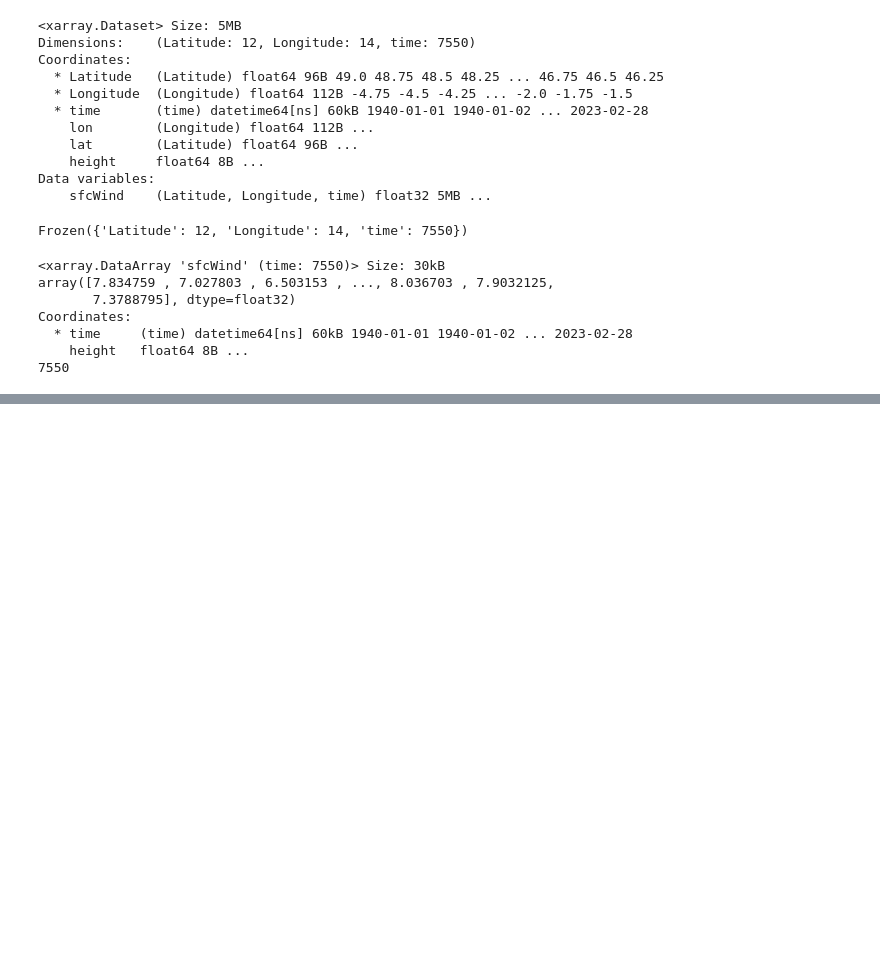
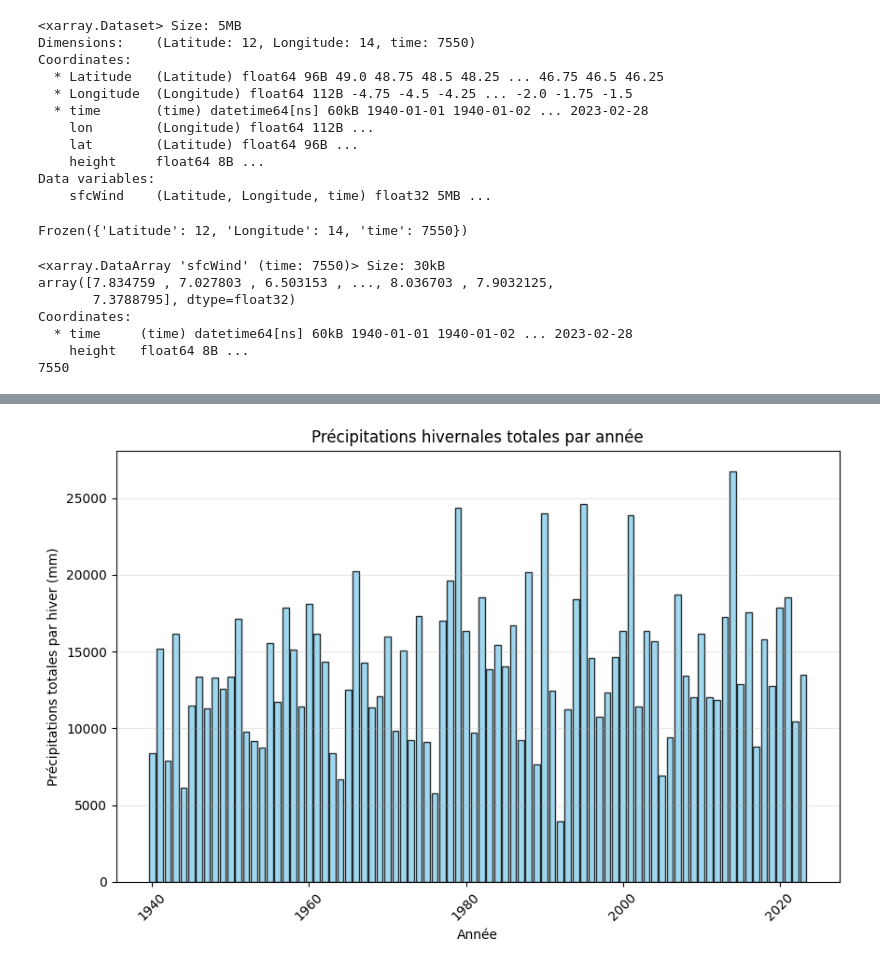
Before and after one commit to Faza20-lab/Projet_stats, a Jupyter notebook: Projet_stats.ipynb, the cells around one changed output, grey strips where cells are left out. Saved outputs shown, nothing was run; the diff lists cells and outputs as text; code cells hidden in the pictures; blank space fills up the shorter version.

```diff
--- a/Projet_stats.ipynb
+++ b/Projet_stats.ipynb
@@ -223,0 +289,28 @@ Attributes:
+# %%
+
+# --- Conversion de pr de kg/m²/s en mm/jour ---
+ds['pr'] = ds['pr'] * 86400  # 86400 secondes par jour
+ds['season'] = ds['time'].dt.season
+
+# Sélectionner seulement les jours d'hiver
+ds_djf = ds.sel(time=ds['season'] == 'DJF')
+
+# --- Somme quotidienne spatiale (Latitude + Longitude) ---
+somme_quotidienne_pr_djf = ds_djf['pr'].sum(dim=['Latitude', 'Longitude'])
+
+# --- Somme mensuelle spatiale ---
+somme_mois_pr_djf = ds_djf['pr'].groupby('time.month').sum(dim=['Latitude', 'Longitude'])
+
+# --- Somme totale par hiver (chaque année) ---
+# Note : On utilise groupby 'time.year'. Décembre appartient à l'année suivante pour l'hiver DJF
+# Pour cela, on décale le mois de décembre d'une année
+annee_hiver = ds_djf['time.year'].where(ds_djf['time.month'] != 12, ds_djf['time.year'] + 1)
+somme_hiver = ds_djf['pr'].groupby(annee_hiver).sum(dim=['time', 'Latitude', 'Longitude'])
+
+# --- Créer un DataArray WinterPI ---
+WinterPI = somme_hiver.rename("WinterPI")
+WinterPI = WinterPI.assign_coords(year=np.unique(annee_hiver.values))
+
+# --- Afficher le résultat ---
+print(WinterPI)
+print(len(WinterPI))
@@ -223,0 +335,12 @@ Attributes:
+# %%
+# Histogramme des précipitations par hiver pour chaque année
+plt.figure(figsize=(10,6))
+plt.bar(WinterPI.year, WinterPI.values, color='skyblue', edgecolor='black', alpha=0.8)
+plt.xlabel("Année")
+plt.ylabel("Précipitations totales par hiver (mm)")
+plt.title("Précipitations hivernales totales par année")
+plt.xticks(rotation=45)
+plt.grid(axis='y', alpha=0.3)
+plt.show()
+# %% [output]
+[figure, added]
```
Also changed, not shown: parts of 13 cells of this notebook.
